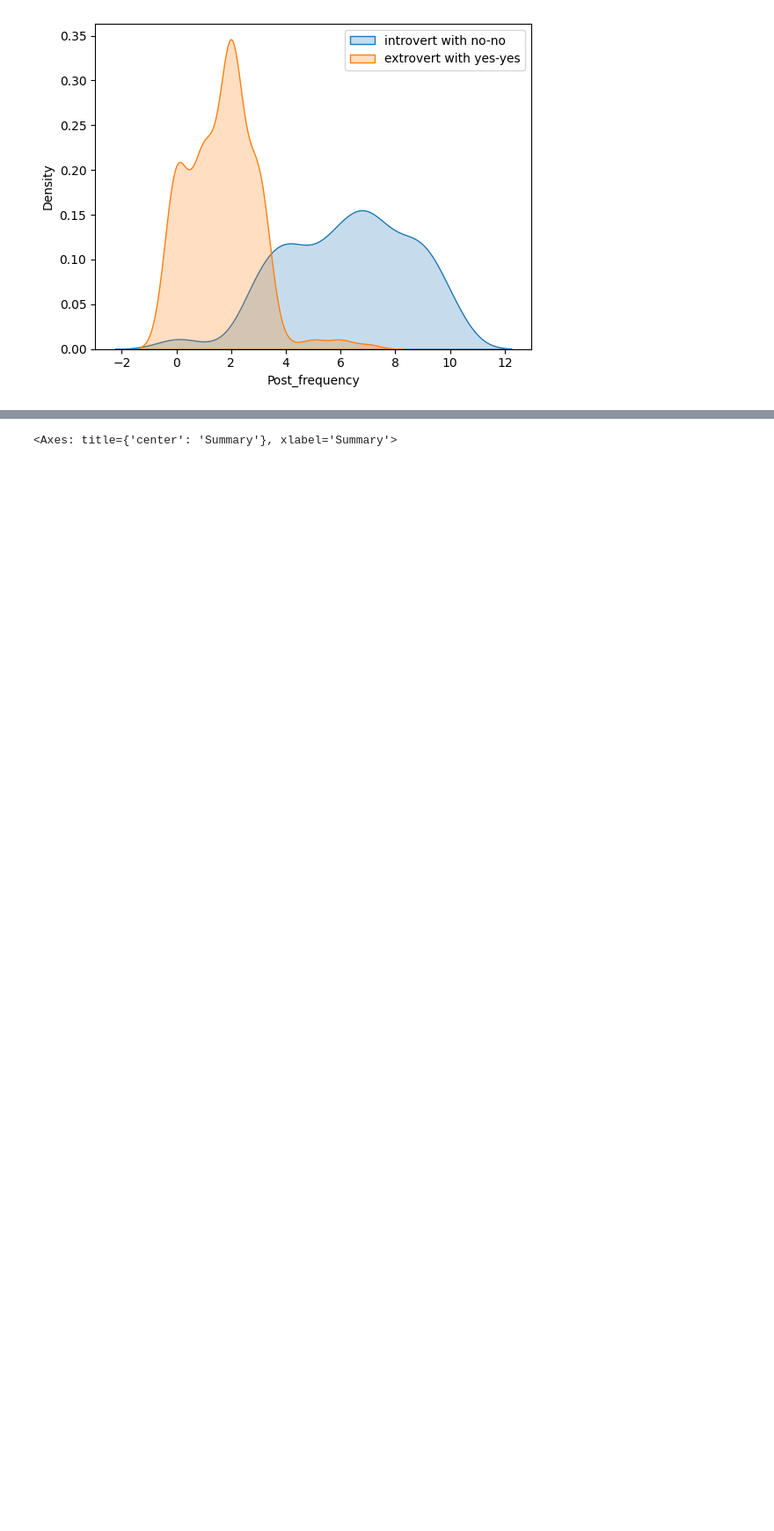
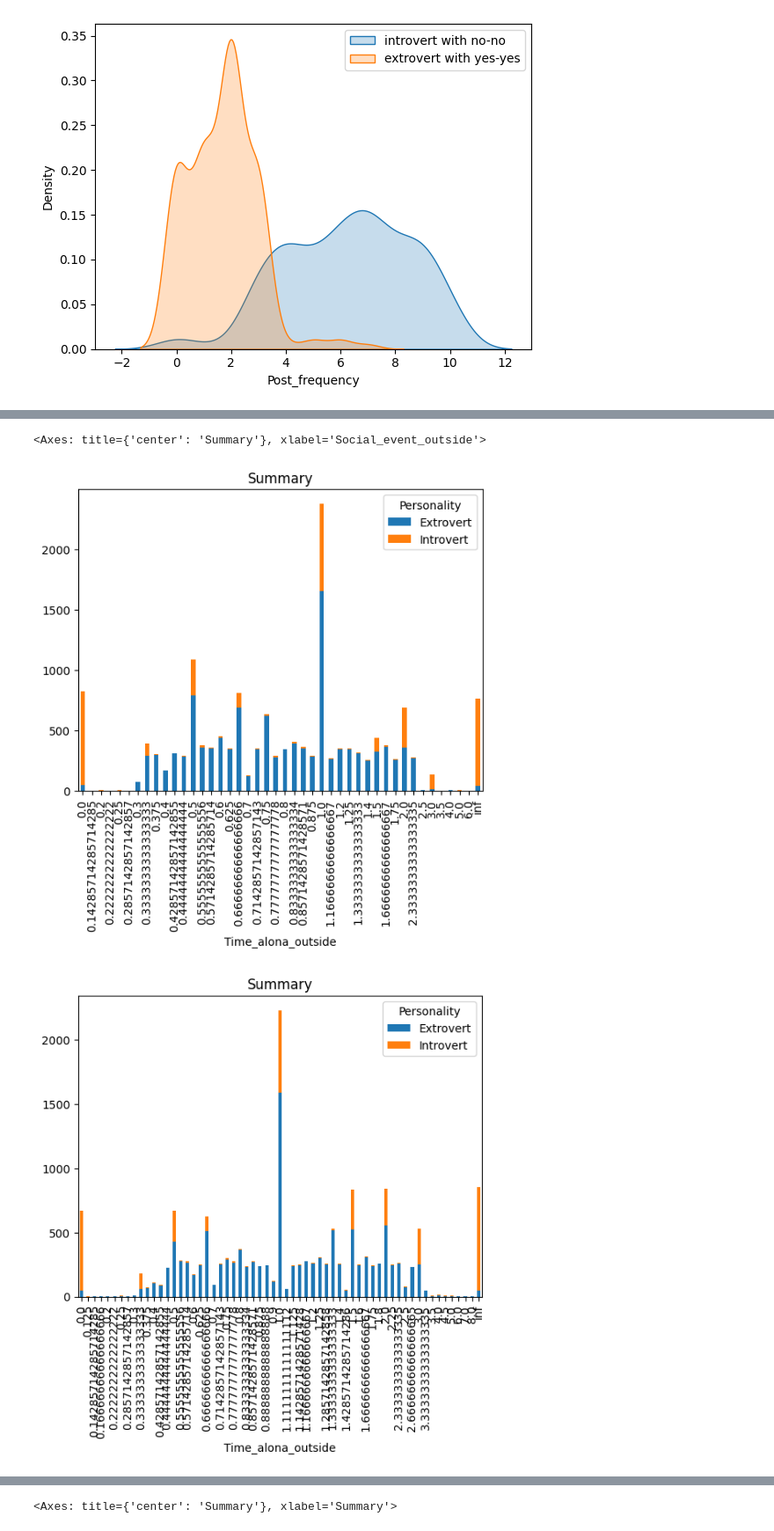
Before and after one commit to PiotrPieciak/LEARN_06_KAGGLE_Predict_Introverts, a Jupyter notebook: notebooks/01_Introverts_and_extroverts_EDA.ipynb, the cells around one changed output, grey strips where cells are left out. Shown at 88% size. Saved outputs shown, nothing was run; the diff lists cells and outputs as text; code cells hidden in the pictures; blank space fills up the shorter version.

```diff
--- a/notebooks/01_Introverts_and_extroverts_EDA.ipynb
+++ b/notebooks/01_Introverts_and_extroverts_EDA.ipynb
@@ -340,0 +429,45 @@ for col in test_df.columns:
+# %%
+train_df['Time_alona_outside'] = train_df['Going_outside'] / train_df['Post_frequency']
+train_df.groupby(['Time_alona_outside','Personality']).size().unstack().plot(kind='bar', stacked=True, title='Summary')
+
+train_df['Time_alona_outside'] = train_df['Social_event_attendance'] / train_df['Post_frequency']
+train_df.groupby(['Time_alona_outside','Personality']).size().unstack().plot(kind='bar', stacked=True, title='Summary')
+
+train_df['Time_alona_outside'] = train_df['Time_spent_Alone'] / train_df['Post_frequency']
+train_df.groupby(['Time_alona_outside','Personality']).size().unstack().plot(kind='bar', stacked=True, title='Summary')
+
+train_df['Time_alona_outside'] = train_df['Time_spent_Alone'] / train_df['Friends_circle_size']
+train_df.groupby(['Time_alona_outside','Personality']).size().unstack().plot(kind='bar', stacked=True, title='Summary')
+
+train_df['Time_alona_outside'] = train_df['Time_spent_Alone'] / train_df['Social_event_attendance']
+train_df.groupby(['Time_alona_outside','Personality']).size().unstack().plot(kind='bar', stacked=True, title='Summary')
+
+train_df['Time_alona_outside'] = train_df['Time_spent_Alone'] / train_df['Going_outside']
+train_df.groupby(['Time_alona_outside','Personality']).size().unstack().plot(kind='bar', stacked=True, title='Summary')
+
+train_df['Time_alone_friends_circle'] = train_df['Time_spent_Alone'] / train_df['Friends_circle_size']
+train_df.groupby(['Time_alone_friends_circle','Personality']).size().unstack().plot(kind='bar', stacked=True, title='Summary')
+
+
+train_df['Social_event_outside'] = train_df['Going_outside'] * train_df['Social_event_attendance']
+train_df.groupby(['Social_event_outside','Personality']).size().unstack().plot(kind='bar', stacked=True, title='Summary')
+
+train_df['Social_event_outside'] = train_df['Social_event_attendance'] * train_df['Friends_circle_size']
+train_df.groupby(['Social_event_outside','Personality']).size().unstack().plot(kind='bar', stacked=True, title='Summary')
+
+train_df['Social_event_outside'] = train_df['Social_event_attendance'] * train_df['Post_frequency']
+train_df.groupby(['Social_event_outside','Personality']).size().unstack().plot(kind='bar', stacked=True, title='Summary')
+
+train_df['Social_event_outside'] = train_df['Going_outside'] * train_df['Friends_circle_size']
+train_df.groupby(['Social_event_outside','Personality']).size().unstack().plot(kind='bar', stacked=True, title='Summary')
+
+
+train_df['Social_event_outside'] = train_df['Going_outside'] * train_df['Post_frequency']
+train_df.groupby(['Social_event_outside','Personality']).size().unstack().plot(kind='bar', stacked=True, title='Summary')
+
+train_df['Social_event_outside'] = train_df['Friends_circle_size'] * train_df['Post_frequency']
+train_df.groupby(['Social_event_outside','Personality']).size().unstack().plot(kind='bar', stacked=True, title='Summary')
+# %% [output]
+<Axes: title={'center': 'Summary'}, xlabel='Social_event_outside'>
+[figure, added]
+[figure, added]
```
Also changed, not shown: parts of 17 cells of this notebook.
